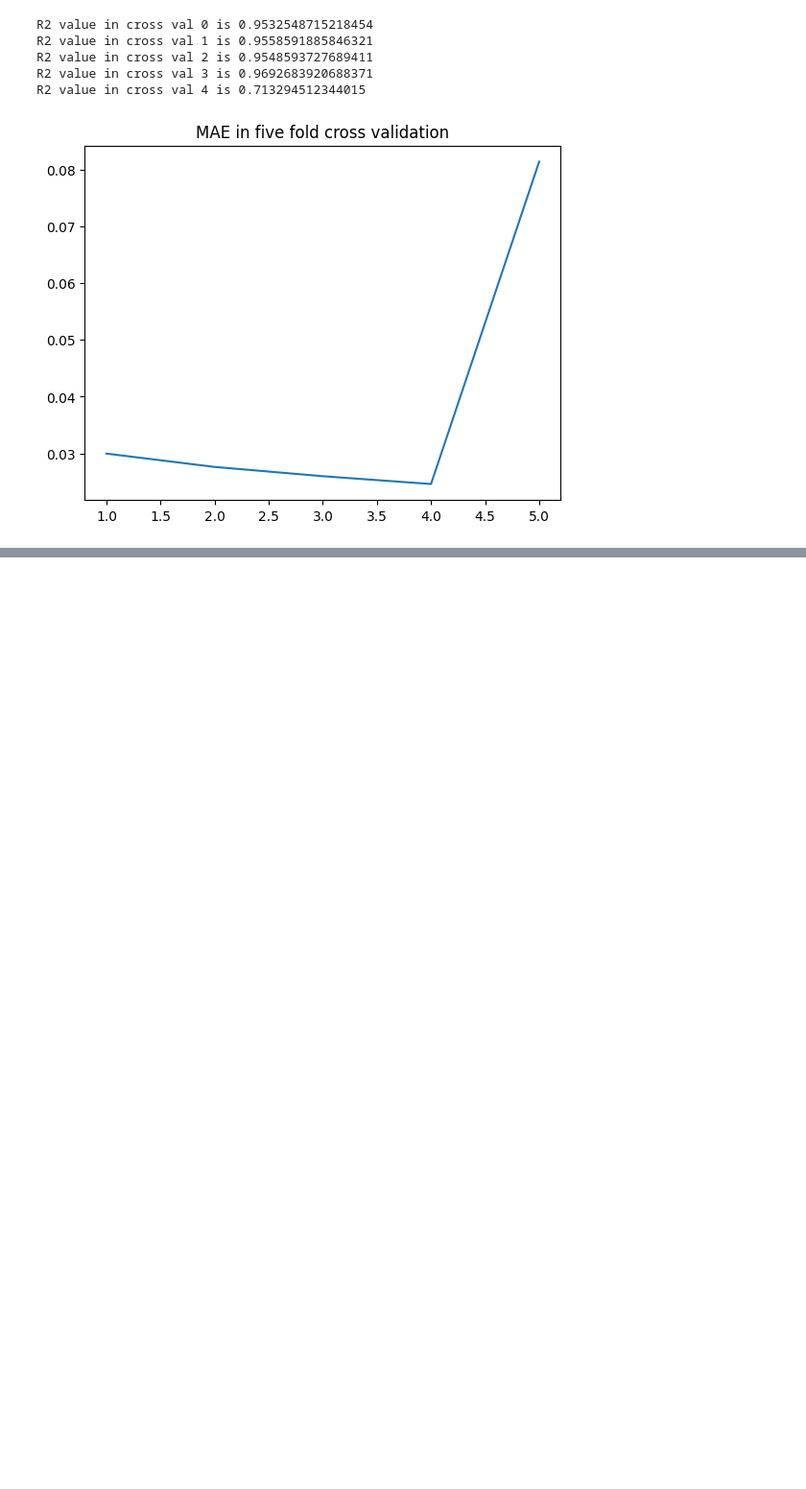
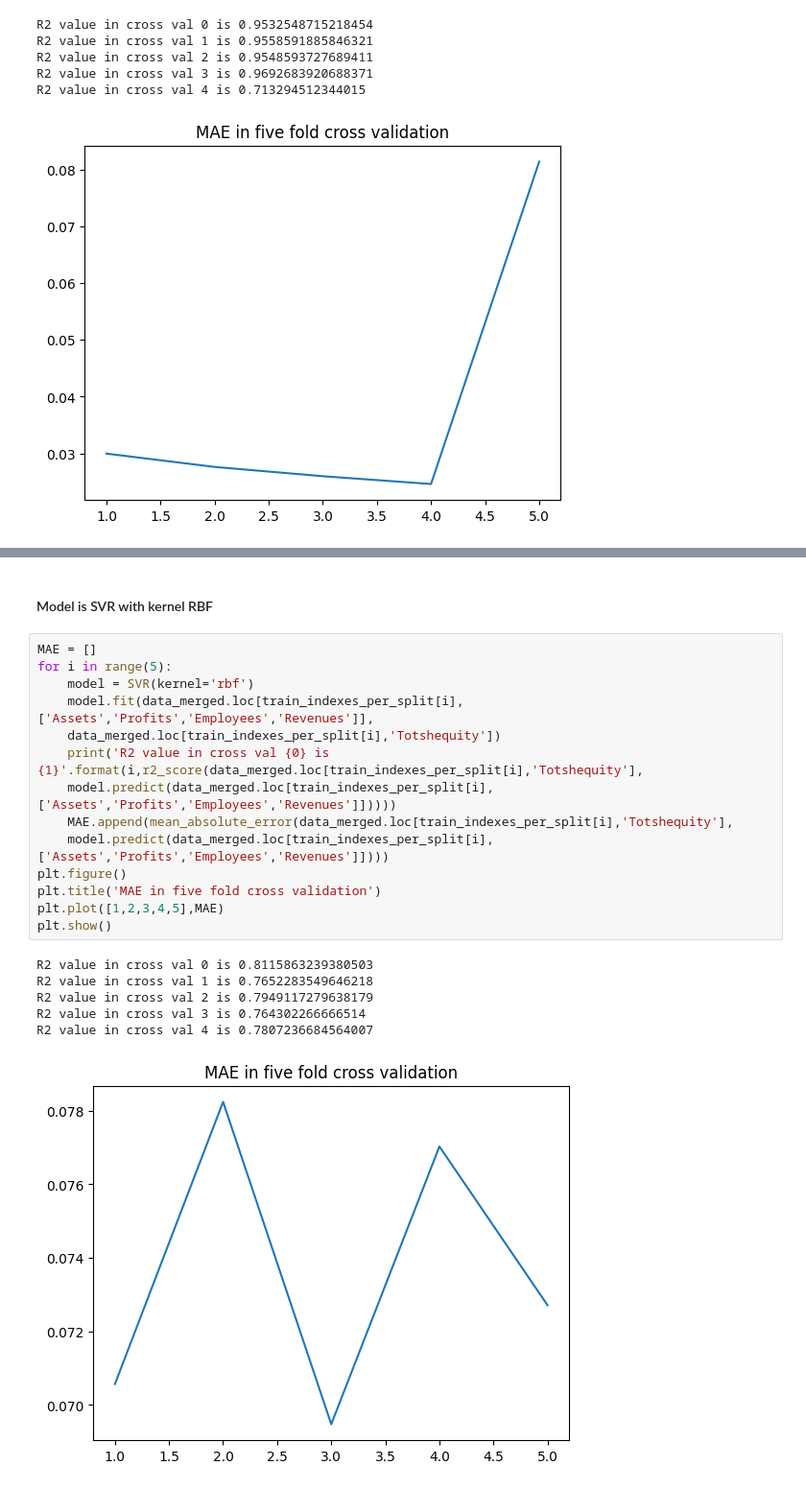
Before and after one commit to arjun8009/Python-Exeter, a Jupyter notebook: Learning Form Data ECMM445-CA1.ipynb, the cells around one changed output, grey strips where cells are left out. Shown at 96% size. Drawn from its saved outputs; the diff is of its cells as text; blank space fills up the shorter version.

```diff
--- a/Learning Form Data ECMM445-CA1.ipynb
+++ b/Learning Form Data ECMM445-CA1.ipynb
@@ -894,0 +939,23 @@ R2 value in cross val 4 is 0.713294512344015
+# %% [markdown]
+#### Model is SVR with kernel RBF
+# %%
+MAE = []
+for i in range(5):
+    model = SVR(kernel='rbf')
+    model.fit(data_merged.loc[train_indexes_per_split[i],['Assets','Profits','Employees','Revenues']],
+    data_merged.loc[train_indexes_per_split[i],'Totshequity'])
+    print('R2 value in cross val {0} is {1}'.format(i,r2_score(data_merged.loc[train_indexes_per_split[i],'Totshequity'],
+    model.predict(data_merged.loc[train_indexes_per_split[i],['Assets','Profits','Employees','Revenues']]))))
+    MAE.append(mean_absolute_error(data_merged.loc[train_indexes_per_split[i],'Totshequity'],
+    model.predict(data_merged.loc[train_indexes_per_split[i],['Assets','Profits','Employees','Revenues']])))
+plt.figure()
+plt.title('MAE in five fold cross validation')
+plt.plot([1,2,3,4,5],MAE)
+plt.show()
+# %% [output]
+R2 value in cross val 0 is 0.8115863239380503
+R2 value in cross val 1 is 0.7652283549646218
+R2 value in cross val 2 is 0.7949117279638179
+R2 value in cross val 3 is 0.764302266666514
+R2 value in cross val 4 is 0.7807236684564007
+[figure, added]
```
Also changed, not shown: parts of 8 cells of this notebook.
